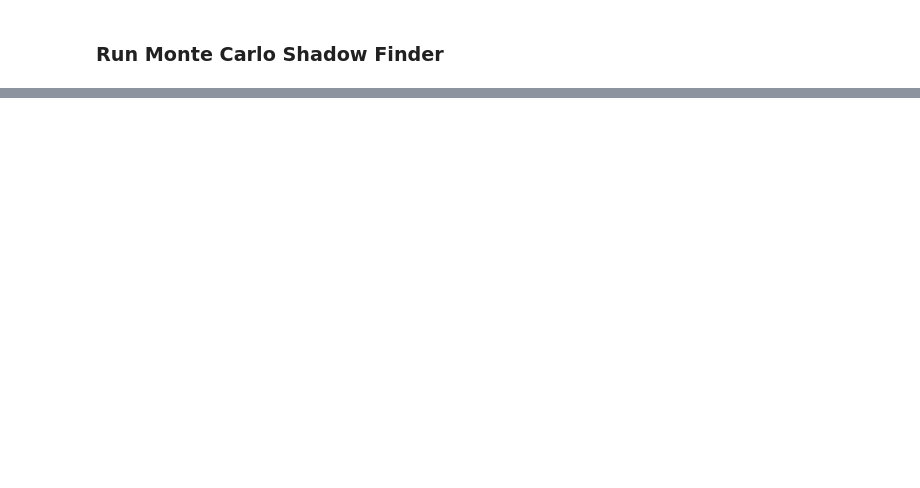
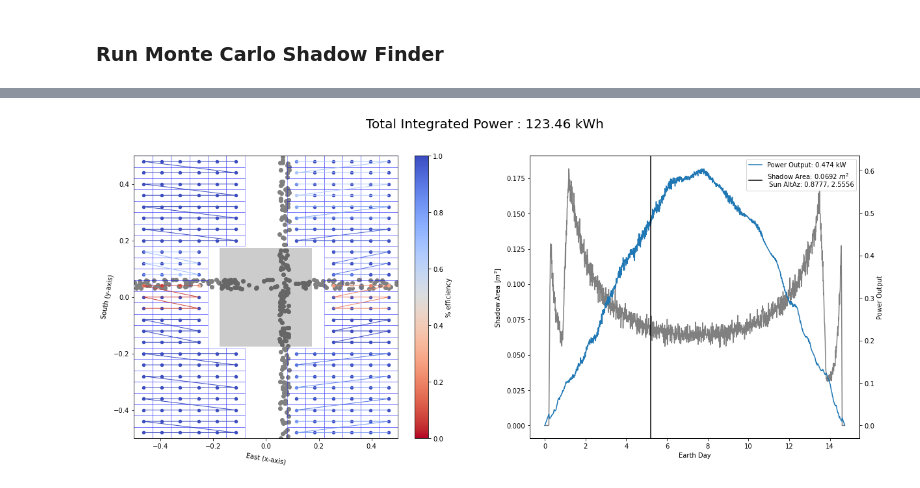
Before and after one commit to lusee-night/notebooks, a Jupyter notebook: solar_power/shadows.ipynb, the cells around one changed output, grey strips where cells are left out. Drawn from its saved outputs; the diff is of its cells as text; code cells hidden in the pictures; blank space fills up the shorter version.

```diff
--- a/solar_power/shadows.ipynb
+++ b/solar_power/shadows.ipynb
@@ -193,12 +77,18 @@ def plot_shadow_area(lat, sun_alt, sun_az,**kwargs):
 # %%
 # set up panel constants
 side=1.0
+square_hole_side=0.35
 
 # set up antennae constants
-length=6.0; radius=0.015; θ_antenna=np.pi/2.0; ϕ_antenna=30.0*np.pi/180.0
+length=6.0; radius=0.015; θ_antenna=np.pi/2.0; ϕ_antenna=0.0*np.pi/180.0
 height_above_panel=0.1
 antenna_origin_offset=(0.0,0.0,height_above_panel)
 
-# set up luseepy Sun Alt-Az
-lat=30
-night = 2500
+# set up solar cell constants
+cellsize_y=0.04
+cellsize_x=0.07
+
+#set up azimuth offset due to landing accuracy
+ϕ_landing=10.0*np.pi/180.0
+
+shadow_config_name=f'AzOffset{ϕ_landing}' # appended to the shadow data savename
@@ -322,0 +276,61 @@ print('done')
+# %%
+#>>>>>>>>>>>>>>>>>>>>>>>>>>>>>>>>>>>>>>>>>>>>>>>>>>>>>>>>>>>>>>>>>>>>>>>>>>>>>>>>>>>>>>>>>>>>>>>>
+# If you have run and saved all samples, you can change these values to see individual frames
+sun_altaz_index=500
+shadow_config=f'AzOffset{ϕ_landing}'
+string_config=f'Z_withHole'
+#<<<<<<<<<<<<<<<<<<<<<<<<<<<<<<<<<<<<<<<<<<<<<<<<<<<<<<<<<<<<<<<<<<<<<<<<<<<<<<<<<<<<<<<<<<<<<<<<
+# for sun_altaz_index in range(0,len(sun_alt),20):
+fig,ax=plt.subplots(1,2,figsize=(20,8))
+
+inShadow, notInShadow = MCshadows.load_shadow_samples(shadow_config, night,lat,sun_alt[sun_altaz_index],sun_az[sun_altaz_index])
+if len(inShadow)!=0: ax[0].scatter(*inShadow.T,color='gray')
+
+config.update_shadow_cells(inShadow,notInShadow)
+config.update_efficiency_strings()
+
+for string in config.strings:
+    xy=[cell.center for cell in string.cells]
+    ax[0].plot(*zip(*xy), color=matplotlib.cm.coolwarm_r(string.efficiency), lw=1.0)
+    for cell in string.cells:
+        scatter=ax[0].scatter(cell.center[0],cell.center[1], c=1-cell.shadowed if cell.shadowed is not None else 0.0,
+                              norm=matplotlib.colors.Normalize(vmin=0.0,vmax=1.0),
+                              cmap='coolwarm_r', marker='o', s=20)
+
+        ax[0].add_patch(plt.Rectangle(xy=(cell.center[0]-cellsize_x/2,cell.center[1]-cellsize_y/2), width=cellsize_x, height=cellsize_y,
+                                      linewidth=1, color='blue', fill=False, alpha=0.3))
+ax[0].add_patch(plt.Rectangle((-square_hole_side/2,-square_hole_side/2),square_hole_side,square_hole_side, fc='k', alpha=0.2))
+fig.colorbar(scatter, ax=ax[0], label='% efficiency')
+ax[0].set_xlim(-0.5,0.5)
+ax[0].set_ylim(-0.5,0.5)
+ax[0].set_xlabel('East (x-axis)', rotation=-ϕ_landing*180/np.pi)
+ax[0].set_ylabel('South (y-axis)', rotation=-ϕ_landing*180/np.pi+90)
+
+
+
+# area function
+shadow_area=np.loadtxt(f'./output/shadow_area_config{shadow_config}_night{night}_lat{lat}.txt')
+shadow_area_function=interp1d(range(len(shadow_area)),shadow_area)
+ax[1].plot(days,shadow_area_function(range(len(shadow_area))), color='gray')
+ax[1].set_ylabel('Shadow Area $[m^2]$')
+ax[1].set_xlabel('Earth Day')
+
+# power output
+panel_power_output=np.loadtxt(f'./output/power_output_stringconfig{config.name}_shadowconfig{shadow_config}_night{night}_lat{lat}_AzOffset{ϕ_landing}.txt')
+panel_power_output_function=interp1d(range(len(panel_power_output)),panel_power_output)
+midpt_panel_power_output=(panel_power_output[1:]+panel_power_output[:-1])/2
+integrated_power=sum([m*units.kW*dt.to('hour') for m,dt in zip(midpt_panel_power_output,δtimes)])
+fig.suptitle(f'Total Integrated Power : {integrated_power.value:.2f} kWh',size=20)
+
+
+ax3=ax[1].twinx()
+ax3.set_ylabel('Power Output')
+ax3.plot(days, panel_power_output_function(range(len(panel_power_output))), label=f'Power Output: {panel_power_output[sun_altaz_index]:1.3f} kW')
+ax3.axvline(x=days[sun_altaz_index], color='k', label=f'Shadow Area: {shadow_area_function(sun_altaz_index)} $m^2$ \n Sun AltAz: {sun_alt[sun_altaz_index]:1.4f}, {sun_az[sun_altaz_index]:1.4f}')
+ax3.legend()
+
+plt.show()
+#     plt.savefig(f'animation/{config.name}/power_lat{lat}_altazindex{sun_altaz_index:04d}.png')
+#     plt.close(fig)
+# %% [output]
+[figure, added]
```
Also changed, not shown: parts of 20 cells of this notebook, 10 other files.
